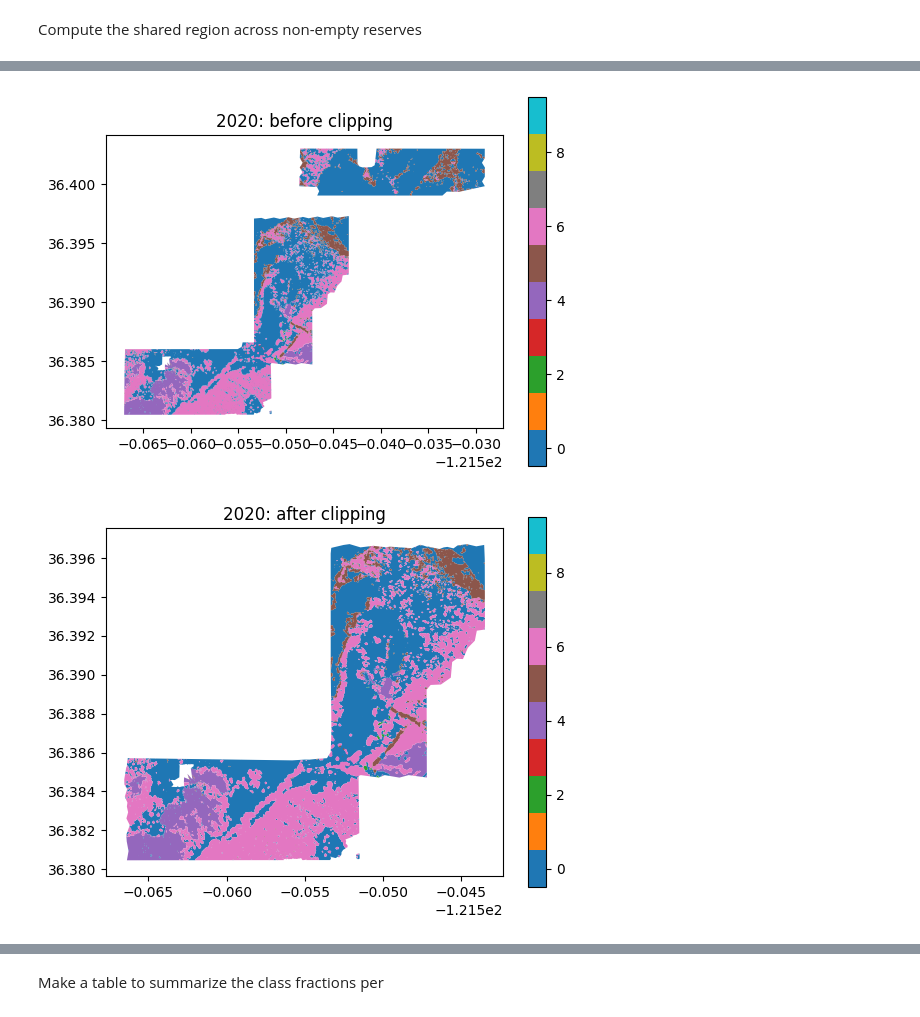
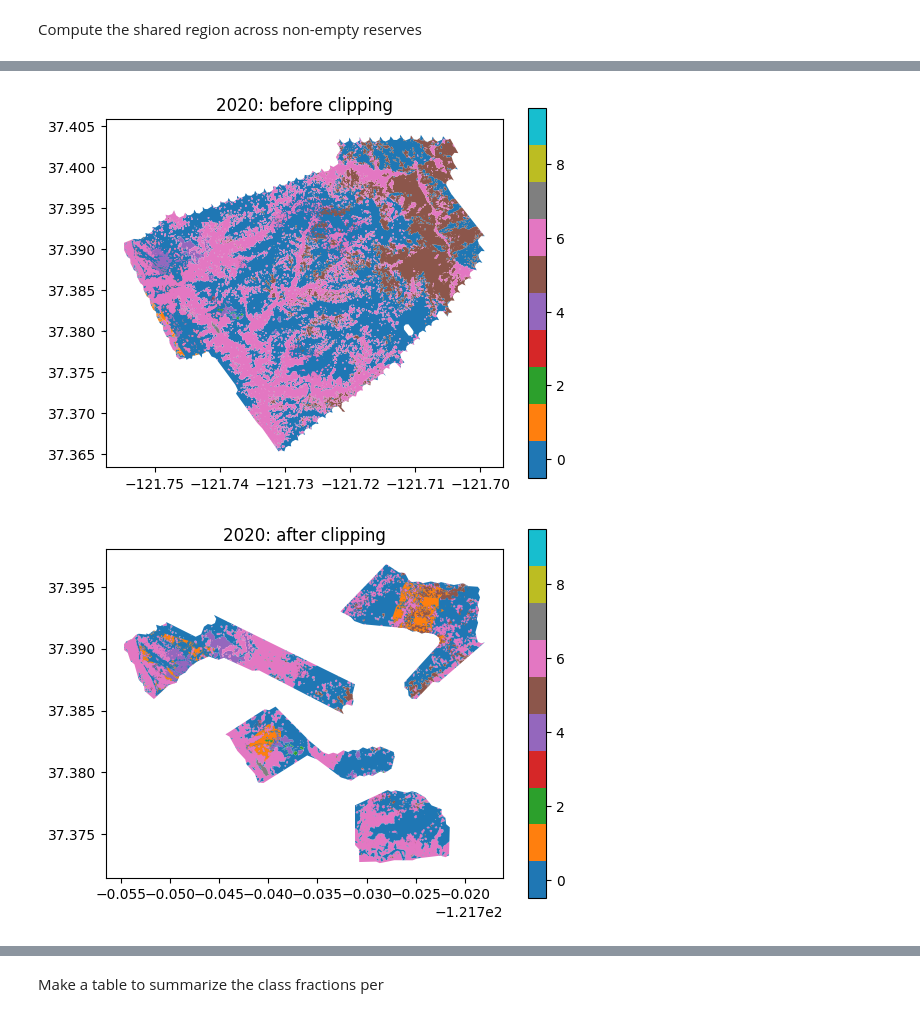
Before and after one commit to focal-lab/ucnrs-experiments, a Jupyter notebook: code/cover_change.ipynb, the cells around one changed output, grey strips where cells are left out. Saved outputs shown, nothing was run; the diff lists cells and outputs as text; code cells hidden in the pictures.

Commit message:
Working transition matrix year-to-year

```diff
--- a/code/cover_change.ipynb
+++ b/code/cover_change.ipynb
@@ -14,7 +14,7 @@ PREDS_FOLDER = Path("/ofo-share/repos-david/UCNRS-experiments/data/final/post_pr
 
 ENSURE_NONOVERLAPPING = False
 #Quail, BORR, Hastings
-RESERVE = "Hastings"
+RESERVE = "BORR"
 ONLY_LEAF_ON = True
 
 # Start and end date as month and year (mmdd)
@@ -56,13 +56,14 @@ def compute_standardized(preds, shared_region, reserve, year, ensure_nonoverlapp
         subset = ensure_non_overlapping_polygons(subset)
 
     plot_map(subset, title=f"{year}: after clipping")
-    plt.savefig(Path(f"../data/vis/final_cover_{reserve}_2020.png"))
+    plt.savefig(Path(f"../data/vis/final_cover_{reserve}_{year}.png"))
 
     subset = ensure_projected_CRS(subset)
     # Compute the area fraction
     total_area = gpd.GeoDataFrame(data={"geometry": shared_region}, crs=4326).to_crs(subset.crs).area.values[0]
 
     subset["area_fraction"] = subset.area / total_area
+    subset.to_file(Path(f"../data/vis/final_cover_{reserve}_{year}.gpkg"))
 
     return subset
 # %%
@@ -150,7 +151,13 @@ shared_region.plot()
 # %%
-standardized_2020 = compute_standardized(preds_2020, shared_region, reserve=RESERVE, year="2020")
-standardized_2023 = compute_standardized(preds_2023, shared_region, reserve=RESERVE, year="2023")
-standardized_2024 = compute_standardized(preds_2024, shared_region, reserve=RESERVE, year="2024")
+if True:
+    standardized_2020 = compute_standardized(preds_2020, shared_region, reserve=RESERVE, year="2020")
+    standardized_2023 = compute_standardized(preds_2023, shared_region, reserve=RESERVE, year="2023")
+    standardized_2024 = compute_standardized(preds_2024, shared_region, reserve=RESERVE, year="2024")
+else:
+    import geopandas as gpd
+    standardized_2020 = gpd.read_file(f"../data/vis/final_cover_{RESERVE}_2020.gpkg")
+    standardized_2023 = gpd.read_file(f"../data/vis/final_cover_{RESERVE}_2023.gpkg")
+    standardized_2024 = gpd.read_file(f"../data/vis/final_cover_{RESERVE}_2024.gpkg")
 # %% [output]
-[figure, old version]
+[figure, new version]
-[figure, old version]
+[figure, new version]
```
Also changed, not shown: parts of 7 cells of this notebook.
